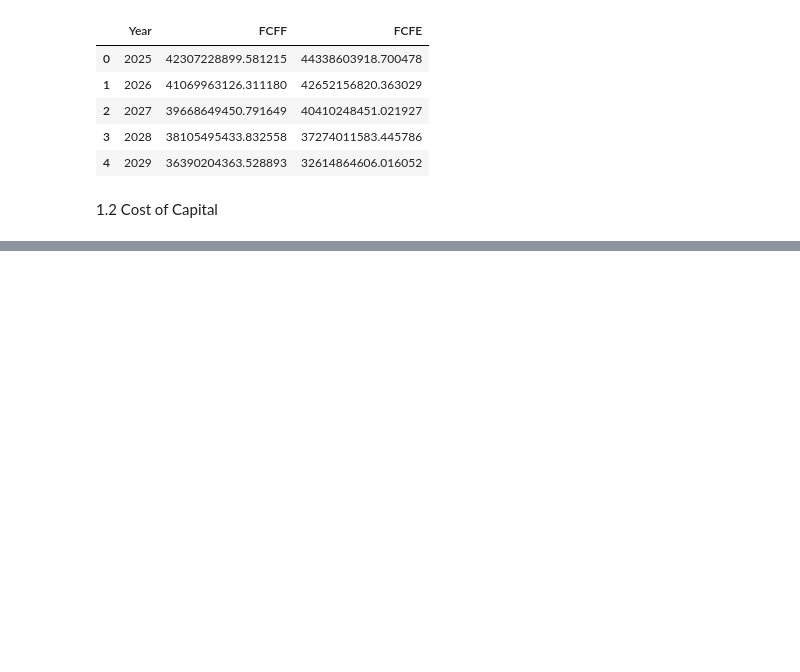
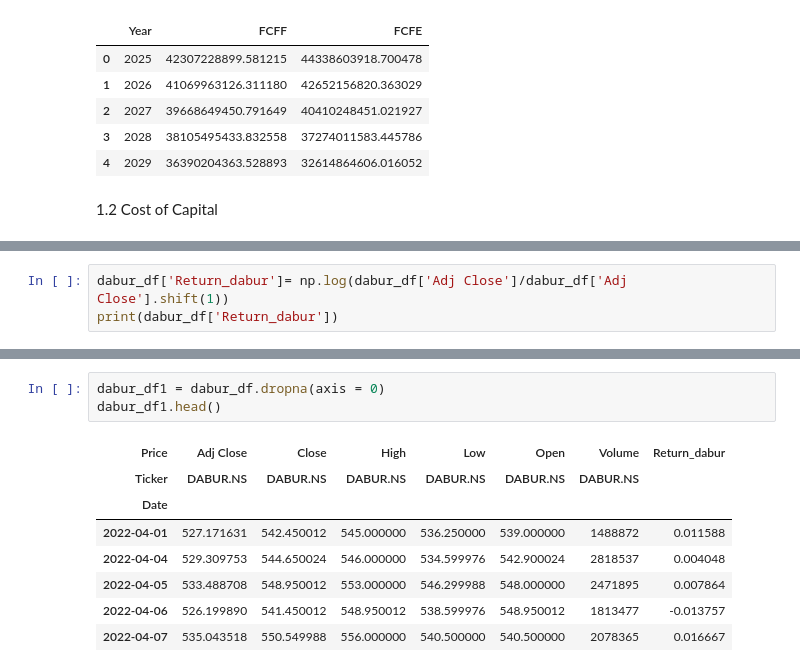
Before and after one commit to khushbhuta/BAV-Assignment, a Jupyter notebook: BAV_Assignment_Dabur.ipynb, the cells around one changed output, grey strips where cells are left out. Saved outputs shown, nothing was run; the diff lists cells and outputs as text; blank space fills up the shorter version.

```diff
--- a/BAV_Assignment_Dabur.ipynb
+++ b/BAV_Assignment_Dabur.ipynb
@@ -366,0 +392,3 @@ nifty_df1.head()
+# %%
+dabur_df['Return_dabur']= np.log(dabur_df['Adj Close']/dabur_df['Adj Close'].shift(1))
+print(dabur_df['Return_dabur'])
@@ -366,0 +409,12 @@ nifty_df1.head()
+# %%
+dabur_df1 = dabur_df.dropna(axis = 0)
+dabur_df1.head()
+# %% [output]
+| Price | Adj Close | Close | High | Low | Open | Volume | Return_dabur |
+| Ticker | DABUR.NS | DABUR.NS | DABUR.NS | DABUR.NS | DABUR.NS | DABUR.NS |  |
+| Date |  |  |  |  |  |  |  |
+| 2022-04-01 | 527.171631 | 542.450012 | 545.000000 | 536.250000 | 539.000000 | 1488872 | 0.011588 |
+| 2022-04-04 | 529.309753 | 544.650024 | 546.000000 | 534.599976 | 542.900024 | 2818537 | 0.004048 |
+| 2022-04-05 | 533.488708 | 548.950012 | 553.000000 | 546.299988 | 548.000000 | 2471895 | 0.007864 |
+| 2022-04-06 | 526.199890 | 541.450012 | 548.950012 | 538.599976 | 548.950012 | 1813477 | -0.013757 |
+| 2022-04-07 | 535.043518 | 550.549988 | 556.000000 | 540.500000 | 540.500000 | 2078365 | 0.016667 |
```
Also changed, not shown: parts of 28 cells of this notebook.
